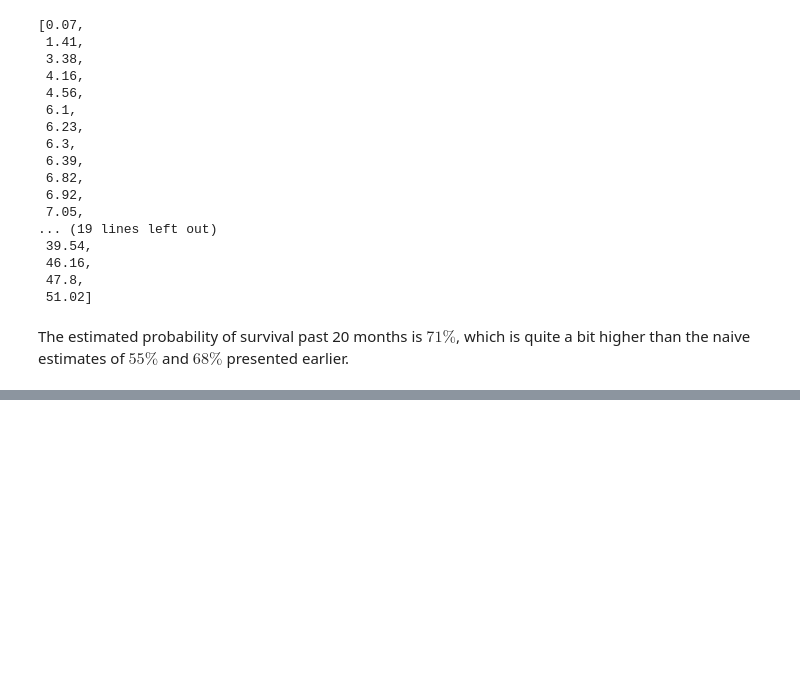
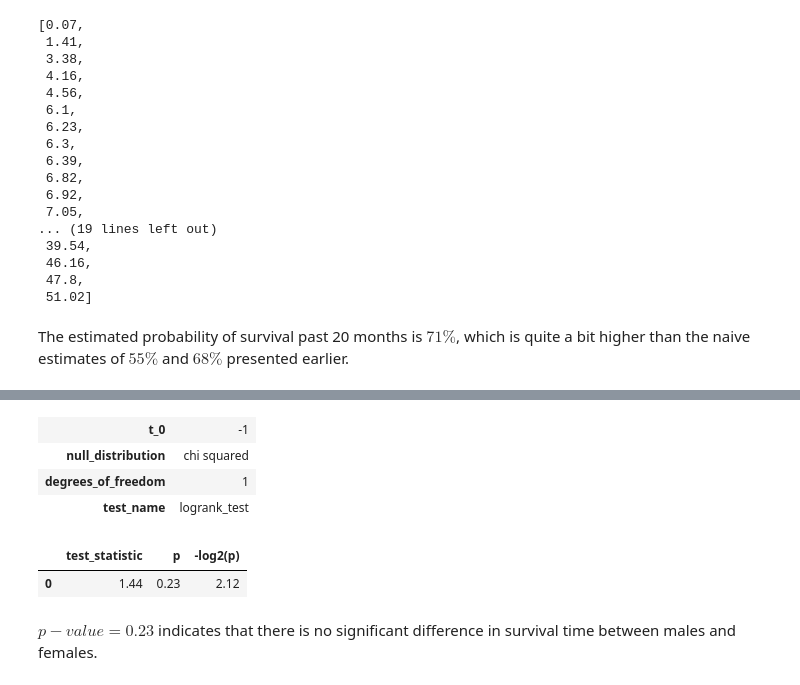
Before and after one commit to tkoksal/intro_statistical_learning, a Jupyter notebook: 11_Survival_Analysis/brain_cancer.ipynb, the cells around one changed output, grey strips where cells are left out. Saved outputs shown, nothing was run; the diff lists cells and outputs as text; code cells hidden in the pictures; blank space fills up the shorter version.

Commit message:
log-rank test

```diff
--- a/11_Survival_Analysis/brain_cancer.ipynb
+++ b/11_Survival_Analysis/brain_cancer.ipynb
@@ -338,0 +426,14 @@ bit higher than the naive estimates of $55\%$ and $68\%$ presented earlier.
+# %%
+logrank_test(by_sex['Male']['time'],
+             by_sex['Female']['time'],
+             by_sex['Male']['status'],
+             by_sex['Female']['status'])
+# %% [output]
+| t_0 | -1 |
+| null_distribution | chi squared |
+| degrees_of_freedom | 1 |
+| test_name | logrank_test |
+|  | test_statistic | p | -log2(p) |
+| 0 | 1.44 | 0.23 | 2.12 |
+# %% [markdown]
+$p-value = 0.23$ indicates that there is no significant difference in survival time between males and females.
```
Also changed, not shown: parts of 13 cells of this notebook.
